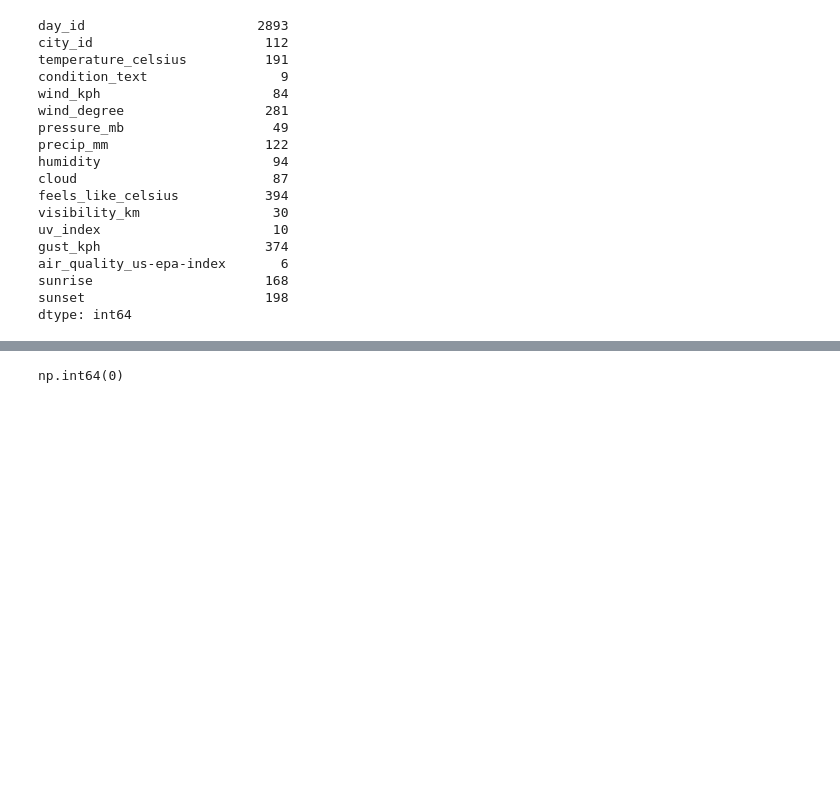
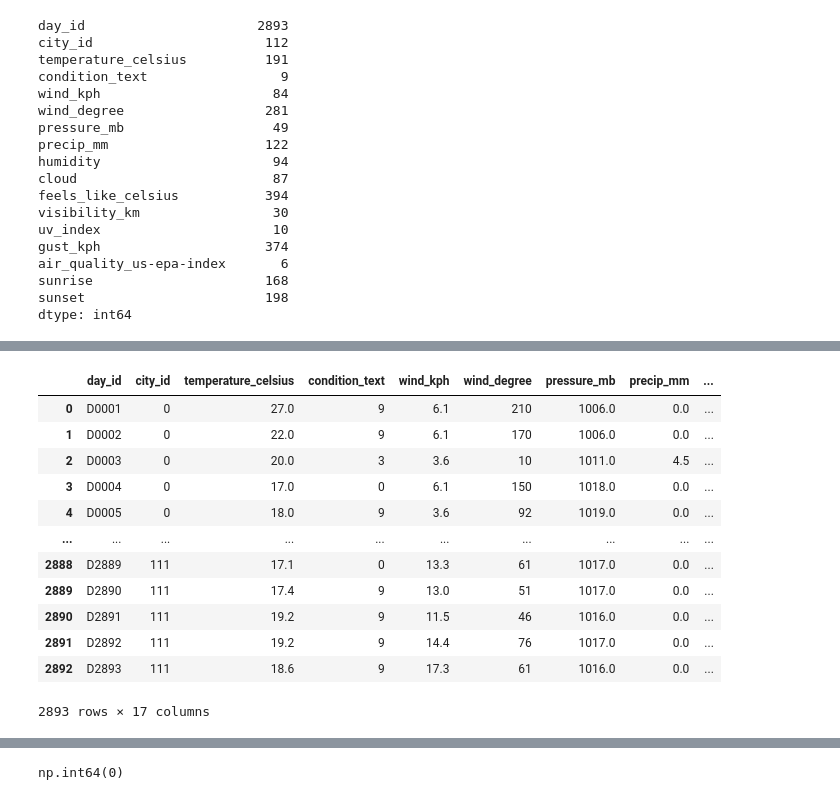
Before and after one commit to SewminaFernando/Predicta_Solutions, a Jupyter notebook: Part_2/data_preparation.ipynb, the cells around one changed output, grey strips where cells are left out. Cells and saved outputs as stored; diff of their text form; code cells hidden in the pictures; blank space fills up the shorter version.

```diff
--- a/Part_2/data_preparation.ipynb
+++ b/Part_2/data_preparation.ipynb
@@ -65,0 +101,16 @@ dtype: int64
+# %%
+data
+# %% [output]
+|  | day_id | city_id | temperature_celsius | condition_text | wind_kph | wind_degree | pressure_mb | precip_mm | ... |
+| 0 | D0001 | 0 | 27.0 | 9 | 6.1 | 210 | 1006.0 | 0.0 | ... |
+| 1 | D0002 | 0 | 22.0 | 9 | 6.1 | 170 | 1006.0 | 0.0 | ... |
+| 2 | D0003 | 0 | 20.0 | 3 | 3.6 | 10 | 1011.0 | 4.5 | ... |
+| 3 | D0004 | 0 | 17.0 | 0 | 6.1 | 150 | 1018.0 | 0.0 | ... |
+| 4 | D0005 | 0 | 18.0 | 9 | 3.6 | 92 | 1019.0 | 0.0 | ... |
+| ... | ... | ... | ... | ... | ... | ... | ... | ... | ... |
+| 2888 | D2889 | 111 | 17.1 | 0 | 13.3 | 61 | 1017.0 | 0.0 | ... |
+| 2889 | D2890 | 111 | 17.4 | 9 | 13.0 | 51 | 1017.0 | 0.0 | ... |
+| 2890 | D2891 | 111 | 19.2 | 9 | 11.5 | 46 | 1016.0 | 0.0 | ... |
+| 2891 | D2892 | 111 | 19.2 | 9 | 14.4 | 76 | 1017.0 | 0.0 | ... |
+| 2892 | D2893 | 111 | 18.6 | 9 | 17.3 | 61 | 1016.0 | 0.0 | ... |
+2893 rows × 17 columns
```
Also changed, not shown: parts of 11 cells of this notebook, 3 other files.
